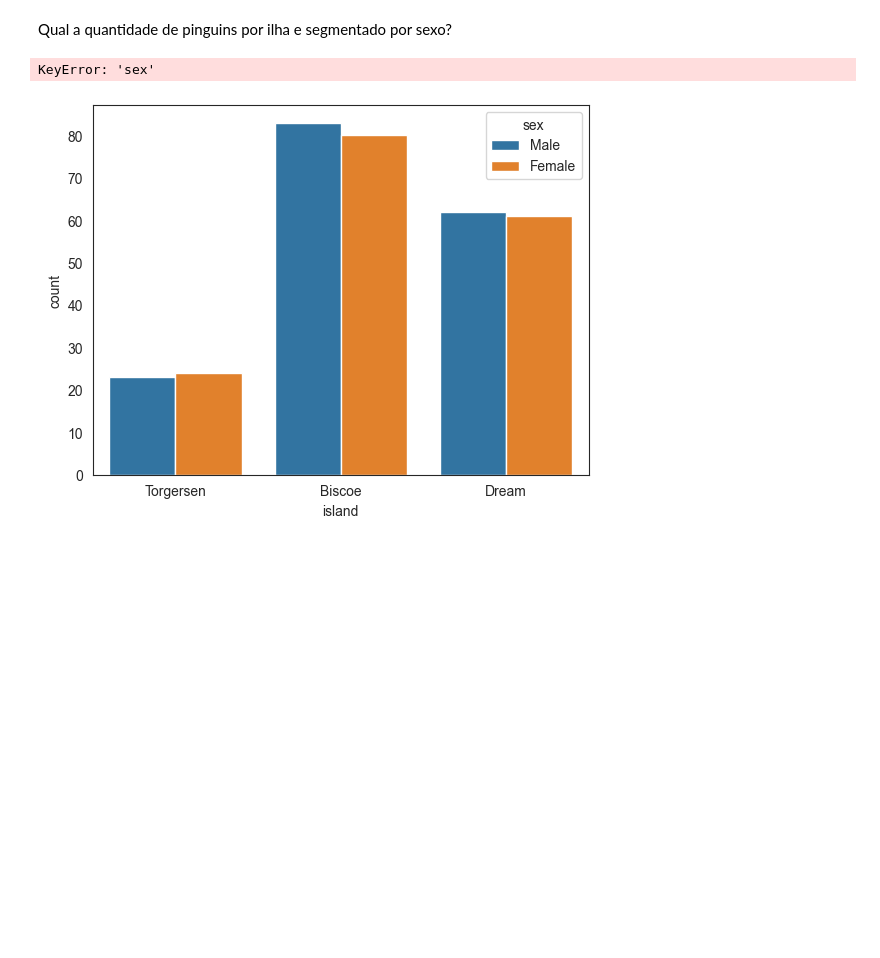
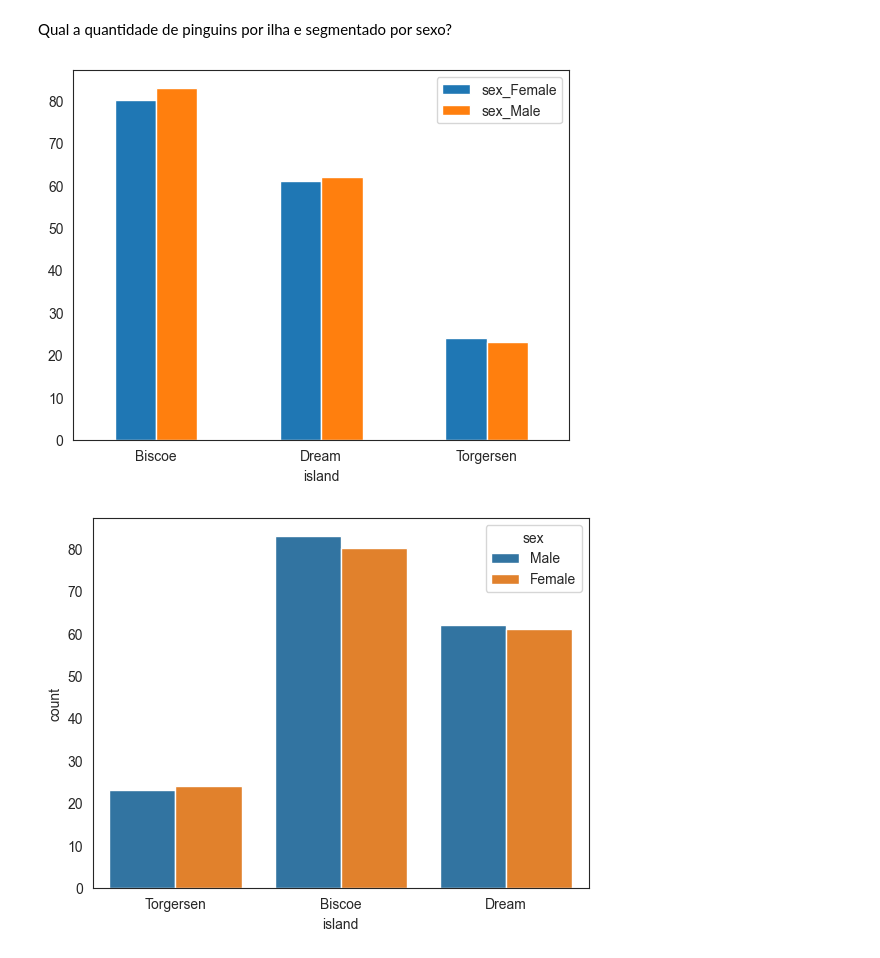
Before and after one commit to eltonflaviolima/Python_e_Dados, a Jupyter notebook: Tecnicas_de_programacao2/Aula03/Aula 3 - Seaborn.ipynb, the cells around one changed output. Saved outputs shown, nothing was run; the diff lists cells and outputs as text; code cells hidden in the pictures; blank space fills up the shorter version.

```diff
--- a/Tecnicas_de_programacao2/Aula03/Aula 3 - Seaborn.ipynb
+++ b/Tecnicas_de_programacao2/Aula03/Aula 3 - Seaborn.ipynb
@@ -102,10 +102,12 @@ Qual a quantidade de pinguins por ilha e segmentado por sexo?
 # %%
 # como seria com pandas plot?
 pd.get_dummies(penguins, columns=['sex']) \
-    .groupby(['island','sex']) \
-    .sum()
+    .groupby('island')[['sex_Female', 'sex_Male']] \
+    .sum() \
+    .plot.bar(rot=0)
+plt.show()
 # %% [output]
-KeyError: 'sex'
+[figure, added]
 # %%
 # visualizando com o seaborn - countplot
 sns.countplot(data=penguins, x='island', hue='sex')
```
Also changed, not shown: 1 other file.
